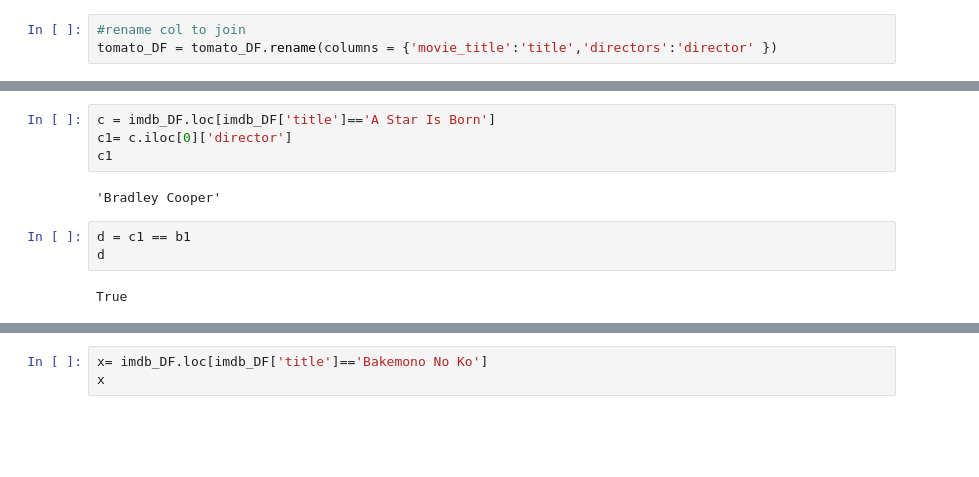
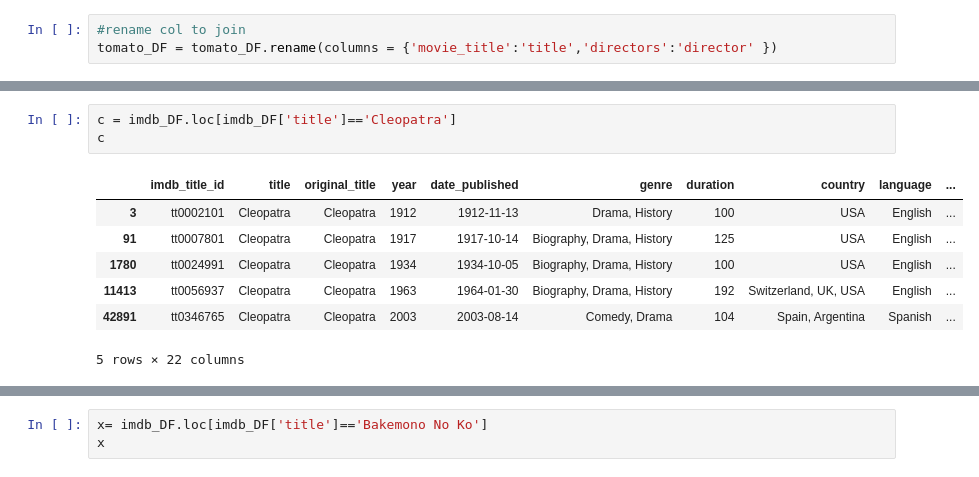
Before and after one commit to tnnixon/project2, a Jupyter notebook: movie_rating.ipynb, the cells around one changed output, grey strips where cells are left out. Drawn from its saved outputs; the diff is of its cells as text; blank space fills up the shorter version.

```diff
--- a/movie_rating.ipynb
+++ b/movie_rating.ipynb
@@ -78,11 +101,11 @@ b1
 # %%
-c = imdb_DF.loc[imdb_DF['title']=='A Star Is Born']
-c1= c.iloc[0]['director']
-c1
+c = imdb_DF.loc[imdb_DF['title']=='Cleopatra']
+c
 # %% [output]
+|  | imdb_title_id | title | original_title | year | date_published | genre | duration | country | language | ... |
+| 3 | tt0002101 | Cleopatra | Cleopatra | 1912 | 1912-11-13 | Drama, History | 100 | USA | English | ... |
+| 91 | tt0007801 | Cleopatra | Cleopatra | 1917 | 1917-10-14 | Biography, Drama, History | 125 | USA | English | ... |
+| 1780 | tt0024991 | Cleopatra | Cleopatra | 1934 | 1934-10-05 | Biography, Drama, History | 100 | USA | English | ... |
+| 11413 | tt0056937 | Cleopatra | Cleopatra | 1963 | 1964-01-30 | Biography, Drama, History | 192 | Switzerland, UK, USA | English | ... |
+| 42891 | tt0346765 | Cleopatra | Cleopatra | 2003 | 2003-08-14 | Comedy, Drama | 104 | Spain, Argentina | Spanish | ... |
-'Bradley Cooper'
+5 rows × 22 columns
-# %%
-d = c1 == b1
-d
-# %% [output]
-True
```
Also changed, not shown: parts of 12 cells of this notebook.
